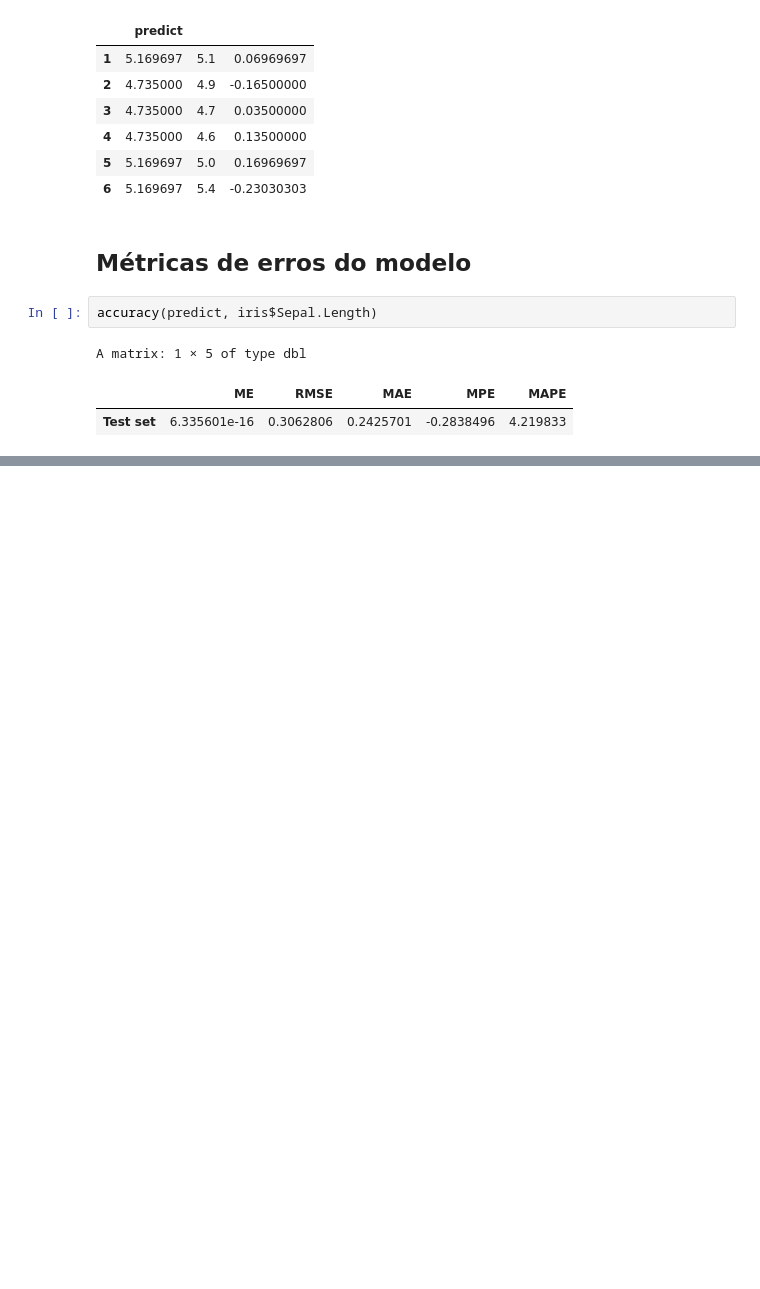
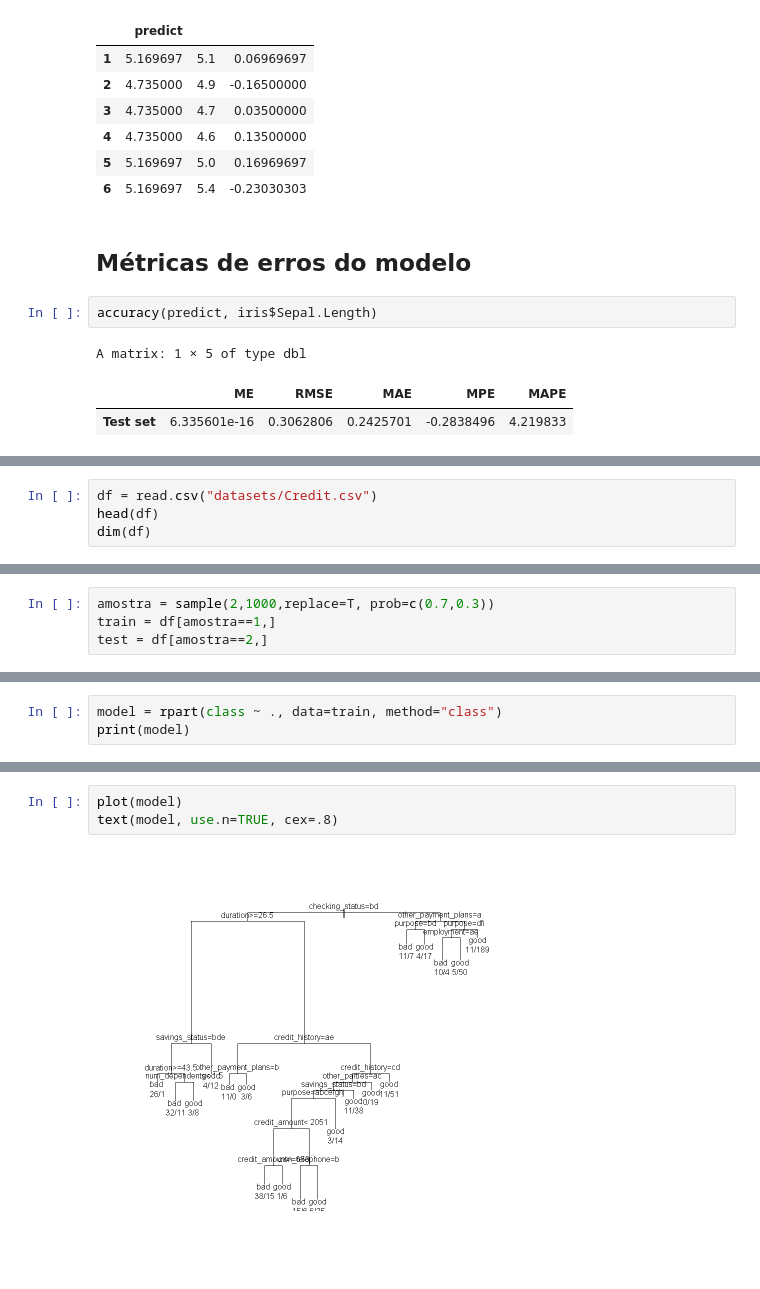
Before and after one commit to emariot/machine_learning, a Jupyter notebook: R/classificadores.ipynb, the cells around one changed output, grey strips where cells are left out. Cells and saved outputs as stored; diff of their text form; blank space fills up the shorter version.

```diff
--- a/R/classificadores.ipynb
+++ b/R/classificadores.ipynb
@@ -183,0 +187,4 @@ A matrix: 1 × 5 of type dbl
+# %%
+df = read.csv("datasets/Credit.csv")
+head(df)
+dim(df)
@@ -183,0 +202,4 @@ A matrix: 1 × 5 of type dbl
+# %%
+amostra = sample(2,1000,replace=T, prob=c(0.7,0.3))
+train = df[amostra==1,]
+test = df[amostra==2,]
@@ -183,0 +208,3 @@ A matrix: 1 × 5 of type dbl
+# %%
+model = rpart(class ~ ., data=train, method="class")
+print(model)
@@ -183,0 +229,5 @@ A matrix: 1 × 5 of type dbl
+# %%
+plot(model)
+text(model, use.n=TRUE, cex=.8)
+# %% [output]
+[figure, added]
```
Also changed, not shown: parts of 13 cells of this notebook.
